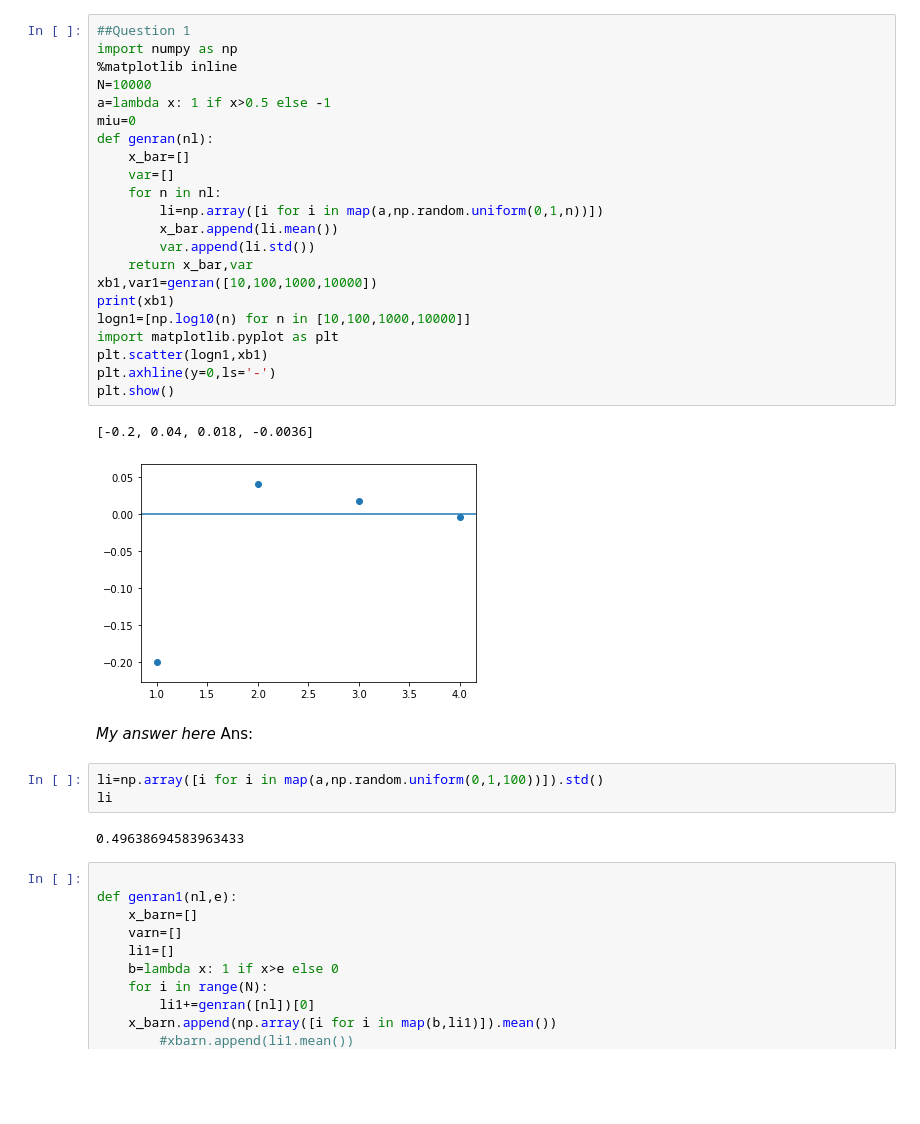
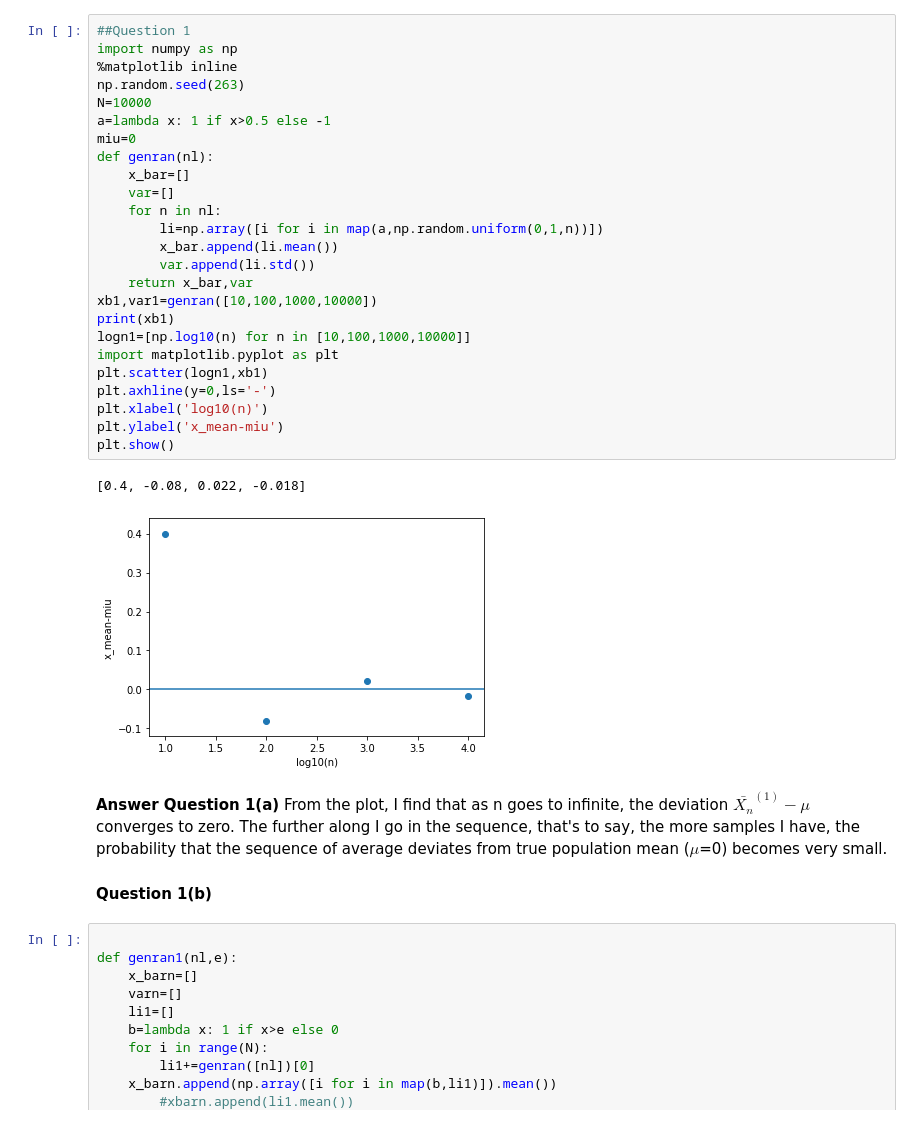
Before and after one commit to liuxiaoxuan97/data-science-hw-, a Jupyter notebook: 263_1.ipynb, the cells around one changed output. Drawn from its saved outputs; the diff is of its cells as text; blank space fills up the shorter version.

```diff
--- a/263_1.ipynb
+++ b/263_1.ipynb
@@ -3,36 +3,36 @@
 # %%
 ##Question 1
 import numpy as np
 %matplotlib inline
+np.random.seed(263)
 N=10000
 a=lambda x: 1 if x>0.5 else -1
 miu=0
 def genran(nl):
     x_bar=[]
     var=[]
     for n in nl:
         li=np.array([i for i in map(a,np.random.uniform(0,1,n))])
         x_bar.append(li.mean())
         var.append(li.std())
     return x_bar,var
 xb1,var1=genran([10,100,1000,10000])
 print(xb1)
 logn1=[np.log10(n) for n in [10,100,1000,10000]]
 import matplotlib.pyplot as plt
 plt.scatter(logn1,xb1)
 plt.axhline(y=0,ls='-')
+plt.xlabel('log10(n)')
+plt.ylabel('x_mean-miu')
 plt.show()
 # %% [output]
-[-0.2, 0.04, 0.018, -0.0036]
+[0.4, -0.08, 0.022, -0.018]
-[figure, old version]
+[figure, new version]
-# %% [markdown]
-_My answer here_
-Ans:
-# %%
-li=np.array([i for i in map(a,np.random.uniform(0,1,100))]).std()
-li
-# %% [output]
-0.49638694583963433
+# %% [markdown]
+**Answer Question 1(a)**
+From the plot, I find that as n goes to infinite, the deviation $\bar{X_n}^{(1)}-\mu$ converges to zero. The further along I go in the sequence, that's to say, the more samples I have, the probability that the sequence of average deviates from true population mean ($\mu$=0) becomes very small.
+# %% [markdown]
+**Question 1(b)**
 # %%
 
 def genran1(nl,e):
```
Also changed, not shown: parts of 5 cells of this notebook.
